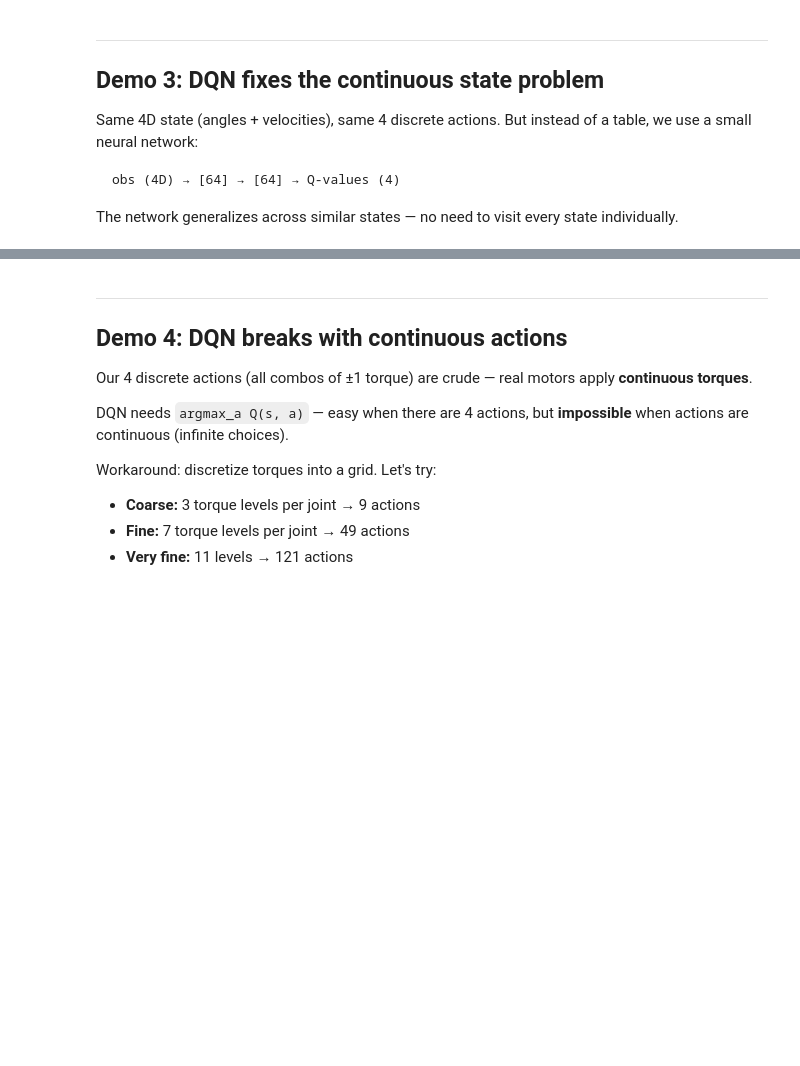
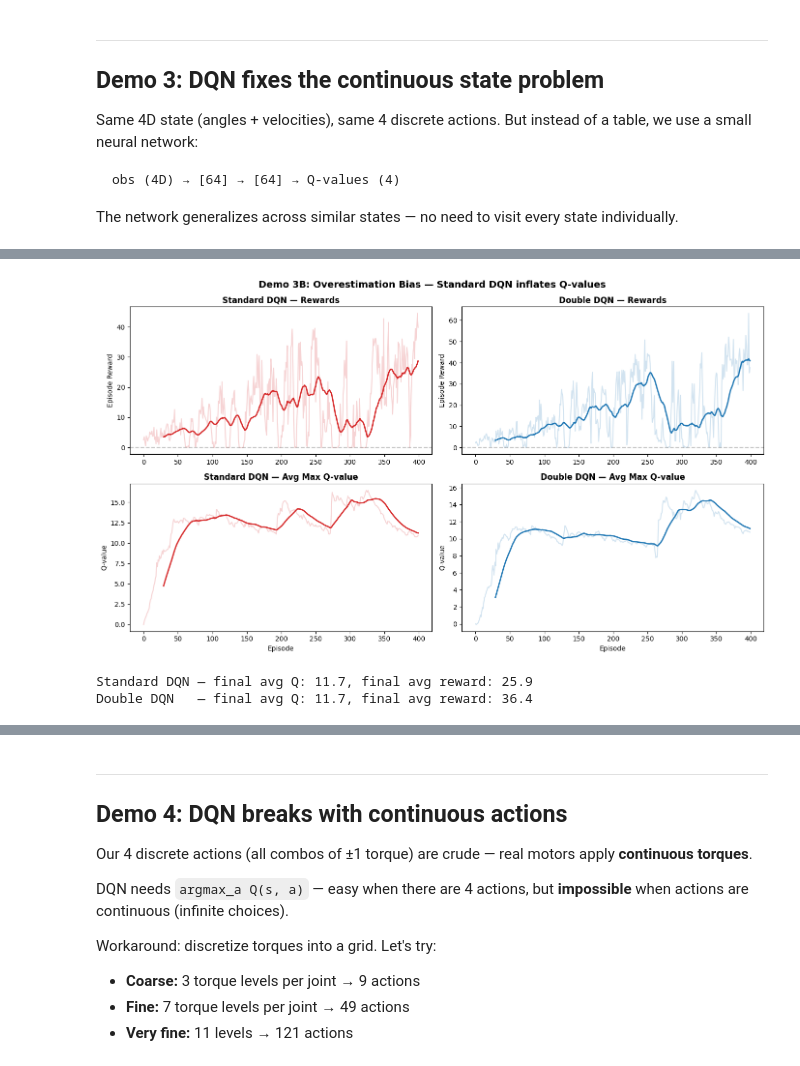
Before and after one commit to yijiangh/cmm26_intro_to_rl, a Jupyter notebook: demo_crawler_rl.ipynb, the cells around one changed output, grey strips where cells are left out. Cells and saved outputs as stored; diff of their text form; code cells hidden in the pictures; blank space fills up the shorter version.

```diff
--- a/demo_crawler_rl.ipynb
+++ b/demo_crawler_rl.ipynb
@@ -606,0 +1128,18 @@ show_video(frames_dqn, title='DQN: 4D continuous state, 4 discrete actions (work
+# %%
+# ---------- Demo 3B: Standard DQN vs Double DQN ----------
+print('=== Demo 3B: Overestimation bias — Standard DQN vs Double DQN ===')
+print('Both use lr=3e-3, target_update=200 to amplify overestimation.\n')
+
+env_double = CrawlerEnv(include_velocity=True, max_steps=500)
+
+print('--- Standard DQN ---')
+_, rewards_standard, qvals_standard = train_dqn_tracked(
+    env_double, ACTIONS_4, n_episodes=400,
+    lr=3e-3, target_update=200, double=False
+)
+
+print('\n--- Double DQN ---')
+_, rewards_double, qvals_double = train_dqn_tracked(
+    env_double, ACTIONS_4, n_episodes=400,
+    lr=3e-3, target_update=200, double=True
+)
@@ -606,0 +1163,40 @@ show_video(frames_dqn, title='DQN: 4D continuous state, 4 discrete actions (work
+# %%
+# Plot: 2x2 — rewards (top) and Q-values (bottom)
+fig, axes = plt.subplots(2, 2, figsize=(14, 8), sharex='row')
+window = 30
+
+for col, (label, rewards, qvals, color) in enumerate([
+    ('Standard DQN', rewards_standard, qvals_standard, 'tab:red'),
+    ('Double DQN', rewards_double, qvals_double, 'tab:blue'),
+]):
+    # Top row: rewards
+    ax = axes[0, col]
+    ax.plot(rewards, alpha=0.2, color=color)
+    sm = np.convolve(rewards, np.ones(window)/window, mode='valid')
+    ax.plot(np.arange(window-1, len(rewards)), sm, color=color, lw=2)
+    ax.set_title(f'{label} — Rewards', fontsize=12, fontweight='bold')
+    ax.set_ylabel('Episode Reward')
+    ax.axhline(y=0, color='gray', ls='--', alpha=0.5)
+
+    # Bottom row: Q-values
+    ax = axes[1, col]
+    ax.plot(qvals, alpha=0.2, color=color)
+    sm_q = np.convolve(qvals, np.ones(window)/window, mode='valid')
+    ax.plot(np.arange(window-1, len(qvals)), sm_q, color=color, lw=2)
+    ax.set_title(f'{label} — Avg Max Q-value', fontsize=12, fontweight='bold')
+    ax.set_ylabel('Q-value')
+    ax.set_xlabel('Episode')
+
+fig.suptitle('Demo 3B: Overestimation Bias — Standard DQN inflates Q-values',
+             fontsize=14, fontweight='bold')
+plt.tight_layout()
+plt.show()
+
+print(f'Standard DQN — final avg Q: {np.mean(qvals_standard[-50:]):.1f}, '
+      f'final avg reward: {np.mean(rewards_standard[-50:]):.1f}')
+print(f'Double DQN   — final avg Q: {np.mean(qvals_double[-50:]):.1f}, '
+      f'final avg reward: {np.mean(rewards_double[-50:]):.1f}')
+# %% [output]
+[figure, added]
+Standard DQN — final avg Q: 11.7, final avg reward: 25.9
+Double DQN   — final avg Q: 11.7, final avg reward: 36.4
```
Also changed, not shown: parts of 32 cells of this notebook, 7 other files.
